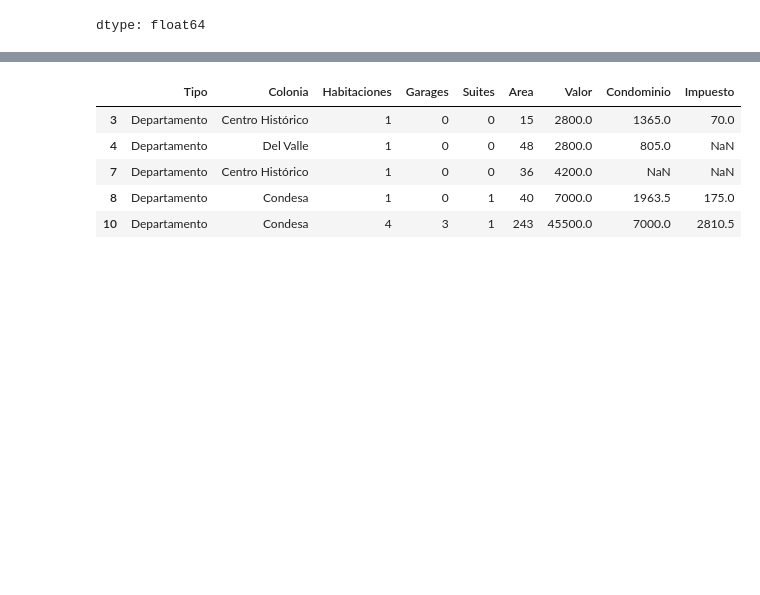
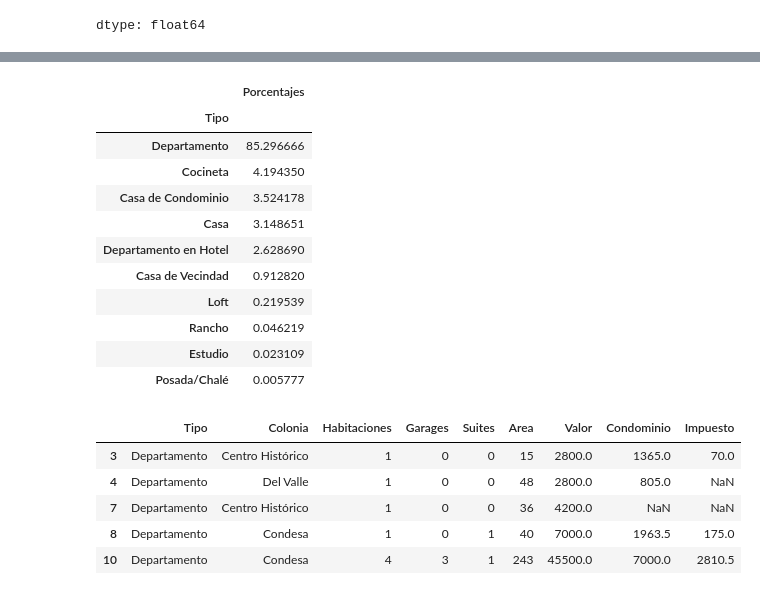
Before and after one commit to AenimaLabs/2061-pandas-conociendo-la-biblioteca, a Jupyter notebook: inmuebles_cdmx.ipynb, the cells around one changed output, grey strips where cells are left out. Drawn from its saved outputs; the diff is of its cells as text; code cells hidden in the pictures; blank space fills up the shorter version.

```diff
--- a/inmuebles_cdmx.ipynb
+++ b/inmuebles_cdmx.ipynb
@@ -354,3 +358,18 @@ porcentaje_tipo.plot(kind="bar", figsize=(12,8), color="violet", xlabel="Tipos",
+# %%
+porcentaje_tipo
+# %% [output]
+|  | Porcentajes |
+| Tipo |  |
+| Departamento | 85.296666 |
+| Cocineta | 4.194350 |
+| Casa de Condominio | 3.524178 |
+| Casa | 3.148651 |
+| Departamento en Hotel | 2.628690 |
+| Casa de Vecindad | 0.912820 |
+| Loft | 0.219539 |
+| Rancho | 0.046219 |
+| Estudio | 0.023109 |
+| Posada/Chalé | 0.005777 |
 # %%
 solo_deptos = inmuebles_residenciales.query('Tipo == "Departamento"')
 solo_deptos.head()
```
Also changed, not shown: parts of 2 cells of this notebook.
